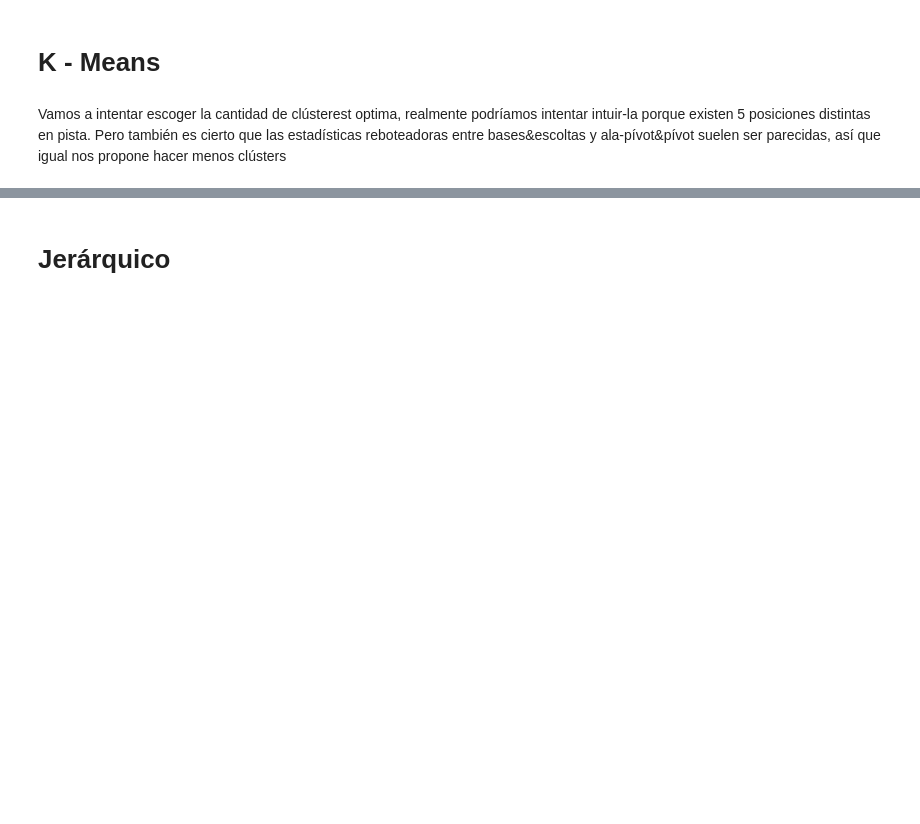
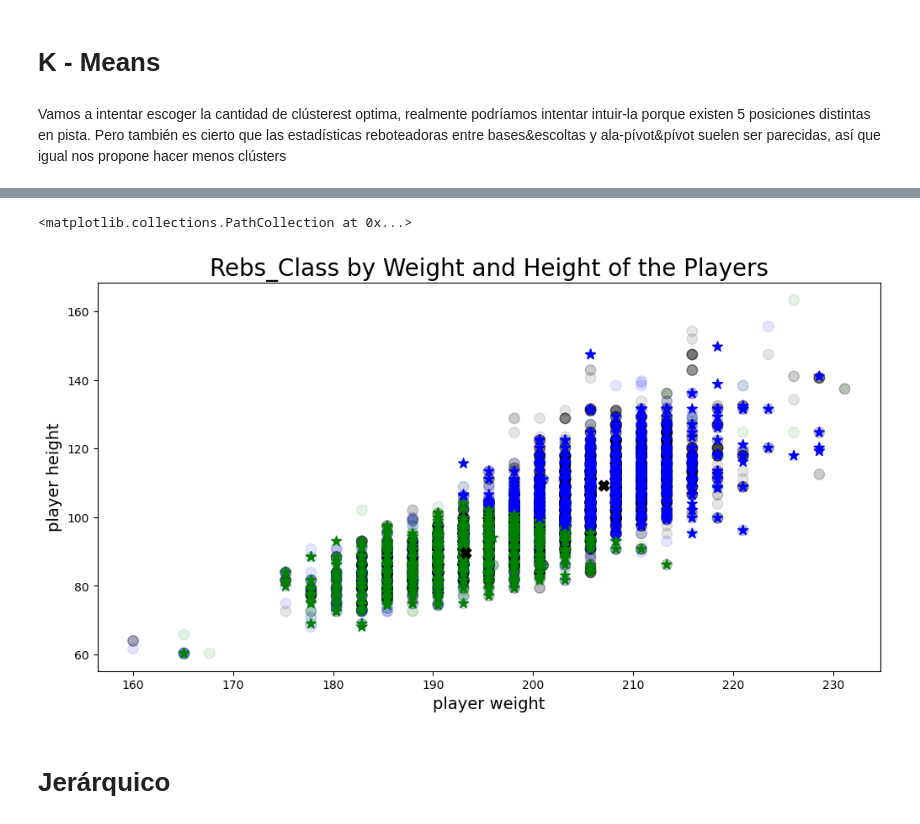
Before and after one commit to Marcgr79/muds, a Jupyter notebook: sistemas/nba.ipynb, the cells around one changed output, grey strips where cells are left out. Saved outputs shown, nothing was run; the diff lists cells and outputs as text; code cells hidden in the pictures; blank space fills up the shorter version.

```diff
--- a/sistemas/nba.ipynb
+++ b/sistemas/nba.ipynb
@@ -281,4 +279,52 @@ array([[ 38, 130,  95,   0,   0,   0,   0,   0,   0,   0,   0,   0,   0,
           0,   0,   0,   0]], dtype=int64)
+# %%
+# He afegit un else - black a la funció, pero no entenc perque ho estic fent perque teoricament només estic fent dos grups
+# Res hauria de caure fora d'aquests dos grups no?
+
+def pltcolor(list):
+    cols=[]
+    for l in list:
+        if l==0:
+            cols.append('green')
+        elif l==1:
+            cols.append('blue')
+        else:
+            cols.append('black')
+    return cols
+
+colors_train = pltcolor(Y_train)
+
+reb_prediction = []
+for index in range(0,len(pred_kmeans_final)):
+    if pred_kmeans_final[index] == 0:
+        reb_prediction.append(0)
+    elif pred_kmeans_final[index] == 1:
+        reb_prediction.append(1)
+    else:
+        pass
+
+colors = pltcolor(reb_prediction)
+# %%
+# No entenc, perque en teoria molts haurien de ser negres, i jo no vec aixo, jo vec molts verds i blaus
+
+plt.figure(figsize=(12, 6))
+plt.title("Rebs_Class by Weight and Height of the Players", fontsize = 20)
+# Etiquetas ejes horizontal y vertical
+plt.xlabel("player weight", fontsize=14)
+plt.ylabel("player height", fontsize=14)
+
+# Instancias de entrenamiento
+plt.scatter(X_train[:,0], X_train[:,1], c= colors_train, marker = "o", alpha=0.1, s = 80)
+
+# Clasificación
+plt.scatter(X_test[:,0], X_test[:,1], c = colors, marker = "*", s = 80)
+
+# Centroides
+centroids = kmeans_final.cluster_centers_
+plt.scatter(centroids[:,0] , centroids[:,1] , s = 80, color = 'k', marker = 'X')
+# %% [output]
+<matplotlib.collections.PathCollection at 0x...>
+[figure, added]
 # %% [markdown]
 # Jerárquico
 # %%
```
Also changed, not shown: parts of 8 cells of this notebook.
